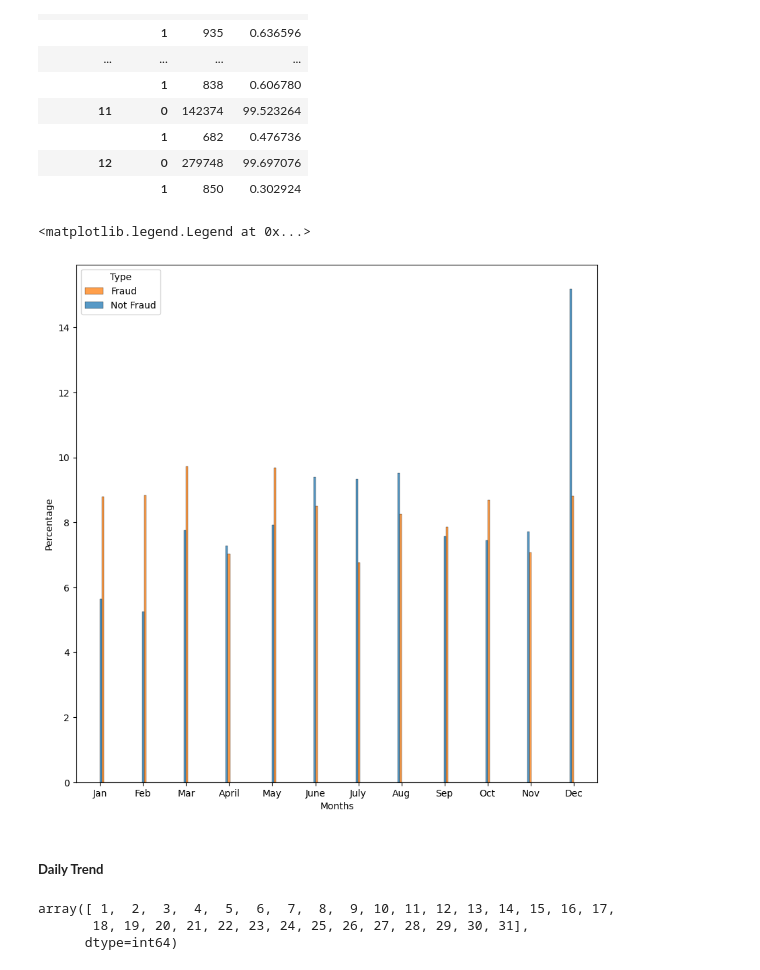
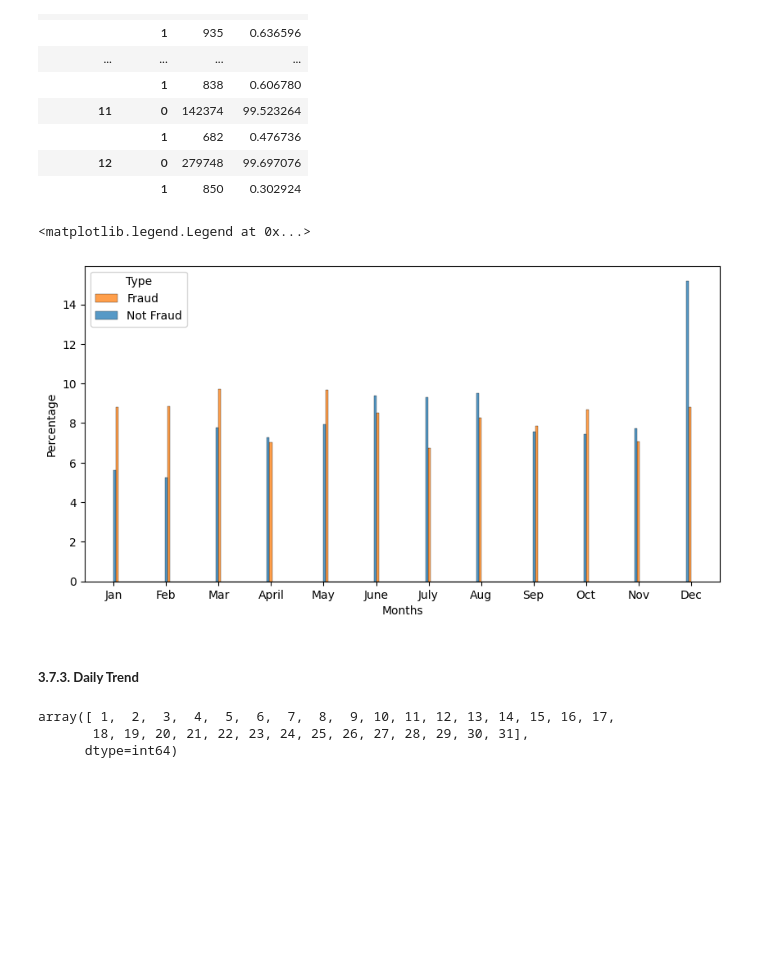
Before and after one commit to sabheen9/Capstone2-Credit-Card-Fraud-Detection, a Jupyter notebook: Credit Card Fraud Detection/notebooks/EDA.ipynb, the cells around one changed output. Drawn from its saved outputs; the diff is of its cells as text; code cells hidden in the pictures; blank space fills up the shorter version.

```diff
--- a/Credit Card Fraud Detection/notebooks/EDA.ipynb
+++ b/Credit Card Fraud Detection/notebooks/EDA.ipynb
@@ -153,7 +153,7 @@ Text(0.5, 1.0, 'Highest Fraud Detection in Categories')
 data['trans_date_trans_time']=pd.to_datetime(data['trans_date_trans_time'])
 data['dob']=pd.to_datetime(data['dob'])
 
-data['age']=(data['trans_date_trans_time']-data['dob']).astype('timedelta64[Y]')
+data['age']=round((data['trans_date_trans_time']-data['dob']).astype('timedelta64[Y]'),1)
 sns.boxplot(y='age',x='is_fraud',data=data)
 # %% [output]
 <Axes: xlabel='is_fraud', ylabel='age'>
@@ -228,18 +228,18 @@ tem
 | 12 | 0 | 279748 | 99.697076 |
 |  | 1 | 850 | 0.302924 |
 # %%
-plt.figure(figsize=(10,10))
+plt.figure(figsize=(10,5))
 ax=sns.histplot(data=data,x='trans_month',hue='is_fraud',common_norm=False, stat='percent', multiple='dodge')
 plt.xticks(np.arange(1,13,1))
 ax.set_xticklabels(["Jan","Feb","Mar","April","May","June","July","Aug","Sep","Oct","Nov","Dec"])
 ax.set_ylabel('Percentage')
 ax.set_xlabel('Months')
 plt.legend(title='Type', labels=['Fraud', 'Not Fraud'])
 # %% [output]
 <matplotlib.legend.Legend at 0x...>
-[figure, old version]
+[figure, new version]
 # %% [markdown]
-##### **Daily Trend**
+##### **3.7.3. Daily Trend**
 # %%
 
 data['trans_days']=data['trans_date_trans_time'].dt.day
```
Also changed, not shown: parts of 6 cells of this notebook.
